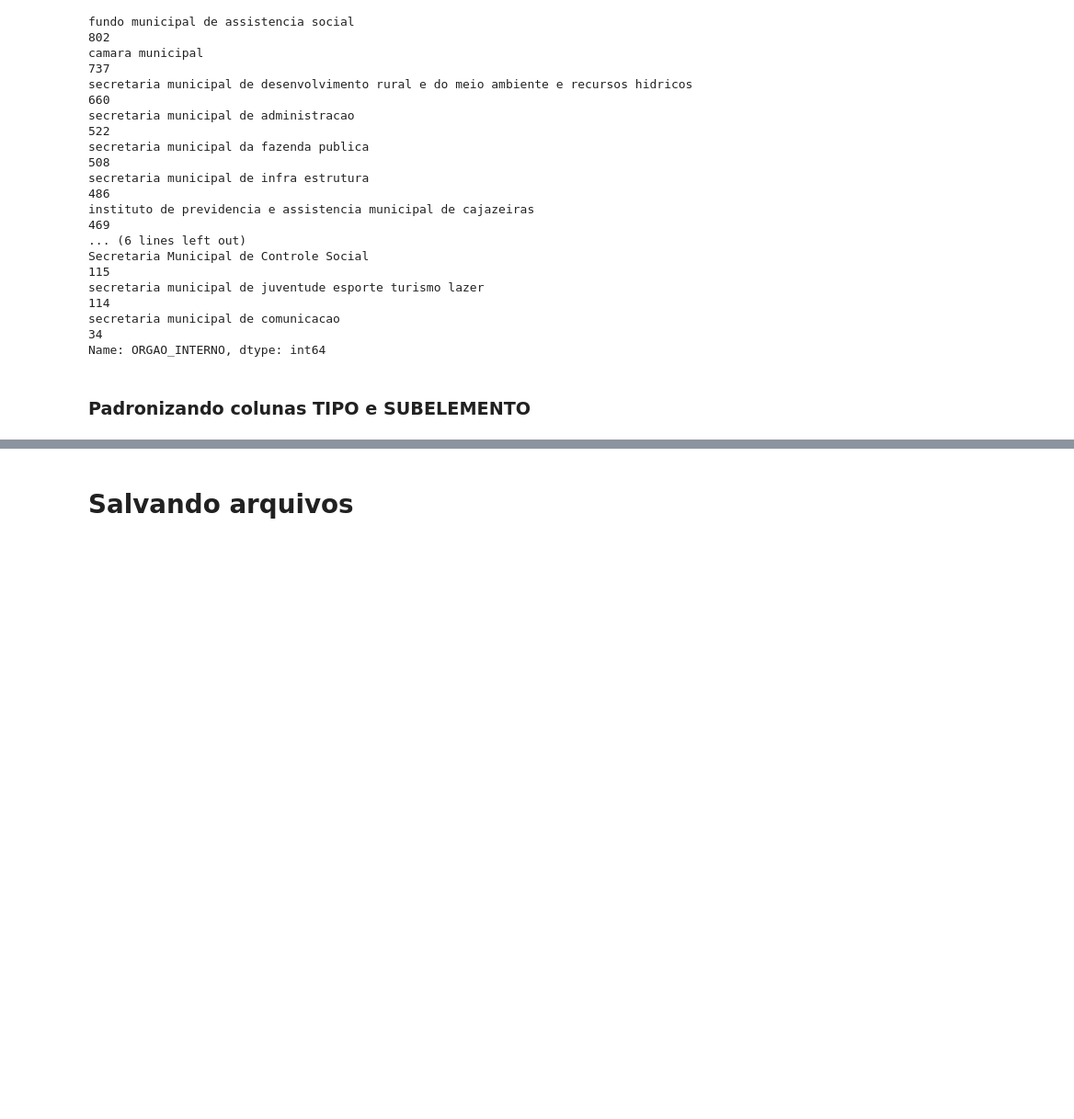
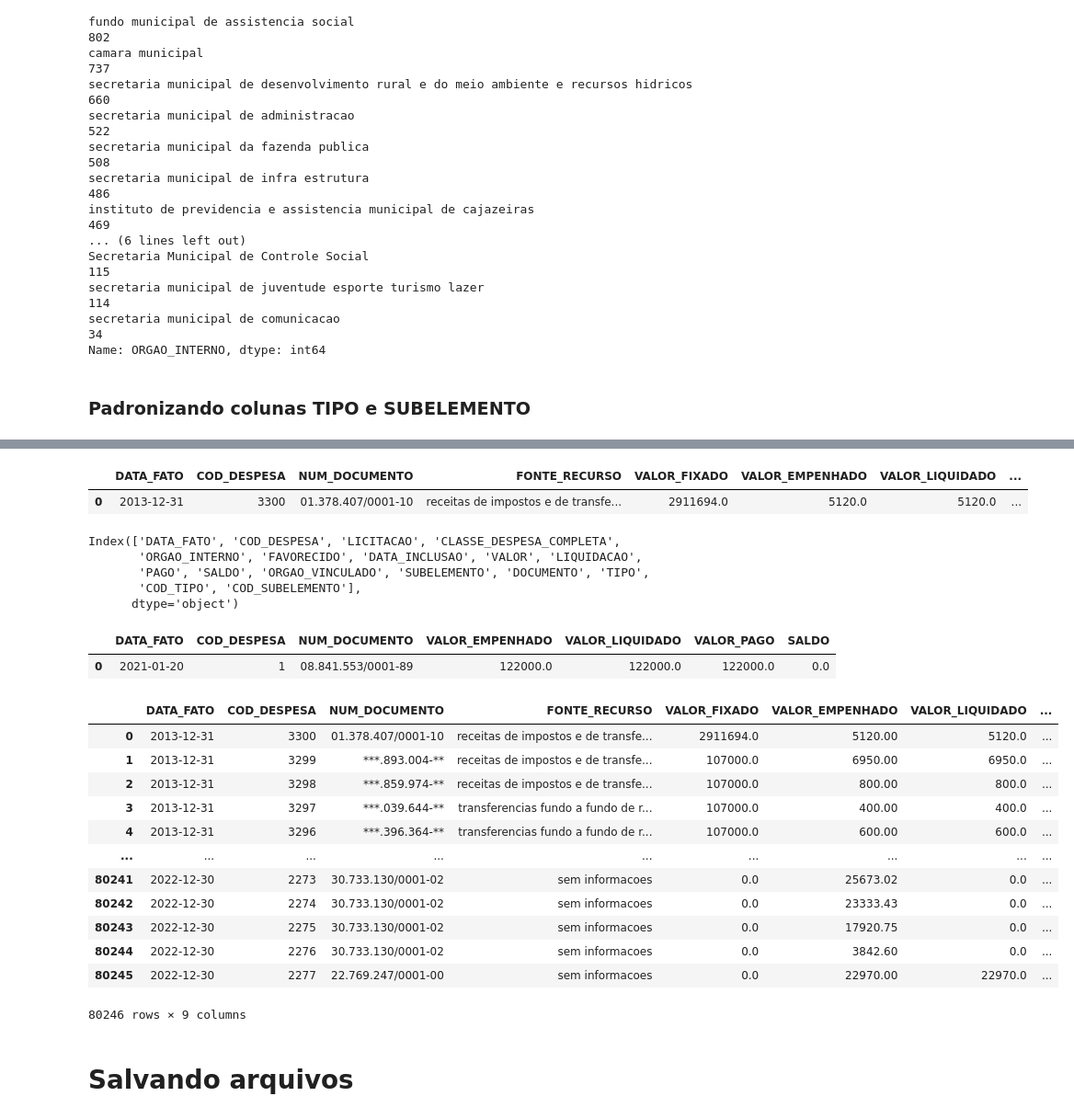
Before and after one commit to AllysonAbreu/dw_contas_publicas_2022, a Jupyter notebook: TCC2/dados/02_despesas/dados_para_carga/tratamento_novos_dados.ipynb, the cells around one changed output, grey strips where cells are left out. Shown at 92% size. Cells and saved outputs as stored; diff of their text form; code cells hidden in the pictures; blank space fills up the shorter version.

```diff
--- a/TCC2/dados/02_despesas/dados_para_carga/tratamento_novos_dados.ipynb
+++ b/TCC2/dados/02_despesas/dados_para_carga/tratamento_novos_dados.ipynb
@@ -947,0 +1178,47 @@ df_classes_despesas_21_22.to_csv('dados_despesas_tratados_2021_2022.csv', sep=';
+# %%
+colunas = ['COD_DESPESA','DATA_FATO','NUM_DOCUMENTO','FONTE_RECURSO','VALOR_FIXADO','VALOR_EMPENHADO','VALOR_LIQUIDADO','VALOR_PAGO','SALDO']
+df_tipo_despesas_2013_2020 = df_concat[colunas].copy()
+df_tipo_despesas_2013_2020 = df_tipo_despesas_2013_2020.reindex(columns=['DATA_FATO','COD_DESPESA','NUM_DOCUMENTO','FONTE_RECURSO','VALOR_FIXADO','VALOR_EMPENHADO','VALOR_LIQUIDADO','VALOR_PAGO','SALDO'])
+df_tipo_despesas_2013_2020.head(1)
+# %% [output]
+|  | DATA_FATO | COD_DESPESA | NUM_DOCUMENTO | FONTE_RECURSO | VALOR_FIXADO | VALOR_EMPENHADO | VALOR_LIQUIDADO | ... |
+| 0 | 2013-12-31 | 3300 | 01.378.407/0001-10 | receitas de impostos e de transfe... | 2911694.0 | 5120.0 | 5120.0 | ... |
+# %%
+df_concat_21_22.columns
+# %% [output]
+Index(['DATA_FATO', 'COD_DESPESA', 'LICITACAO', 'CLASSE_DESPESA_COMPLETA',
+       'ORGAO_INTERNO', 'FAVORECIDO', 'DATA_INCLUSAO', 'VALOR', 'LIQUIDACAO',
+       'PAGO', 'SALDO', 'ORGAO_VINCULADO', 'SUBELEMENTO', 'DOCUMENTO', 'TIPO',
+       'COD_TIPO', 'COD_SUBELEMENTO'],
+      dtype='object')
+# %%
+colunas = ['COD_DESPESA','DATA_FATO','DOCUMENTO','VALOR','LIQUIDACAO','PAGO','SALDO']
+df_tipo_despesas_2021_2022 = df_concat_21_22[colunas].copy()
+df_tipo_despesas_2021_2022.rename(columns={'DOCUMENTO':'NUM_DOCUMENTO','VALOR':'VALOR_EMPENHADO','LIQUIDACAO':'VALOR_LIQUIDADO','PAGO':'VALOR_PAGO'}, inplace=True)
+df_tipo_despesas_2021_2022 = df_tipo_despesas_2021_2022.reindex(columns=['DATA_FATO','COD_DESPESA','NUM_DOCUMENTO','VALOR_EMPENHADO','VALOR_LIQUIDADO','VALOR_PAGO','SALDO'])
+df_tipo_despesas_2021_2022.head(1)
+# %% [output]
+|  | DATA_FATO | COD_DESPESA | NUM_DOCUMENTO | VALOR_EMPENHADO | VALOR_LIQUIDADO | VALOR_PAGO | SALDO |
+| 0 | 2021-01-20 | 1 | 08.841.553/0001-89 | 122000.0 | 122000.0 | 122000.0 | 0.0 |
+# %%
+df_despesa = pd.concat([df_tipo_despesas_2013_2020,df_tipo_despesas_2021_2022])
+df_despesa.reset_index(drop=True,inplace=True)
+
+df_despesa['FONTE_RECURSO'] = df_despesa['FONTE_RECURSO'].fillna('sem informacoes')
+df_despesa['VALOR_FIXADO'] = df_despesa['VALOR_FIXADO'].fillna(0)
+
+df_despesa
+# %% [output]
+|  | DATA_FATO | COD_DESPESA | NUM_DOCUMENTO | FONTE_RECURSO | VALOR_FIXADO | VALOR_EMPENHADO | VALOR_LIQUIDADO | ... |
+| 0 | 2013-12-31 | 3300 | 01.378.407/0001-10 | receitas de impostos e de transfe... | 2911694.0 | 5120.00 | 5120.0 | ... |
+| 1 | 2013-12-31 | 3299 | ***.893.004-** | receitas de impostos e de transfe... | 107000.0 | 6950.00 | 6950.0 | ... |
+| 2 | 2013-12-31 | 3298 | ***.859.974-** | receitas de impostos e de transfe... | 107000.0 | 800.00 | 800.0 | ... |
+| 3 | 2013-12-31 | 3297 | ***.039.644-** | transferencias fundo a fundo de r... | 107000.0 | 400.00 | 400.0 | ... |
+| 4 | 2013-12-31 | 3296 | ***.396.364-** | transferencias fundo a fundo de r... | 107000.0 | 600.00 | 600.0 | ... |
+| ... | ... | ... | ... | ... | ... | ... | ... | ... |
+| 80241 | 2022-12-30 | 2273 | 30.733.130/0001-02 | sem informacoes | 0.0 | 25673.02 | 0.0 | ... |
+| 80242 | 2022-12-30 | 2274 | 30.733.130/0001-02 | sem informacoes | 0.0 | 23333.43 | 0.0 | ... |
+| 80243 | 2022-12-30 | 2275 | 30.733.130/0001-02 | sem informacoes | 0.0 | 17920.75 | 0.0 | ... |
+| 80244 | 2022-12-30 | 2276 | 30.733.130/0001-02 | sem informacoes | 0.0 | 3842.60 | 0.0 | ... |
+| 80245 | 2022-12-30 | 2277 | 22.769.247/0001-00 | sem informacoes | 0.0 | 22970.00 | 22970.0 | ... |
+80246 rows × 9 columns
```
Also changed, not shown: parts of 55 cells of this notebook, 18 other files.
